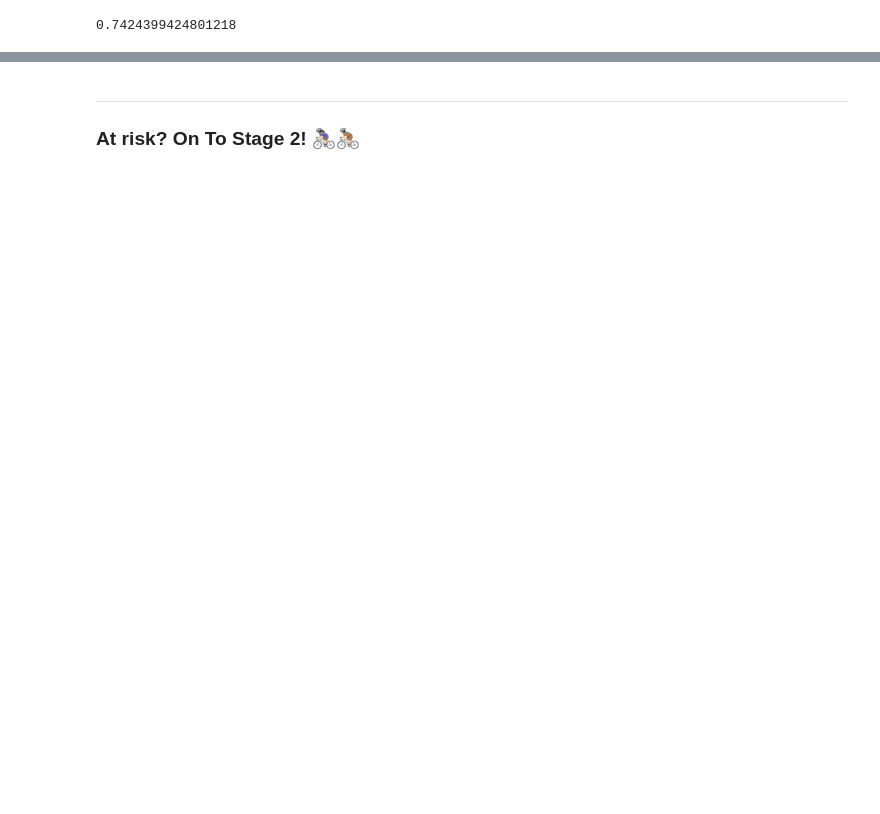
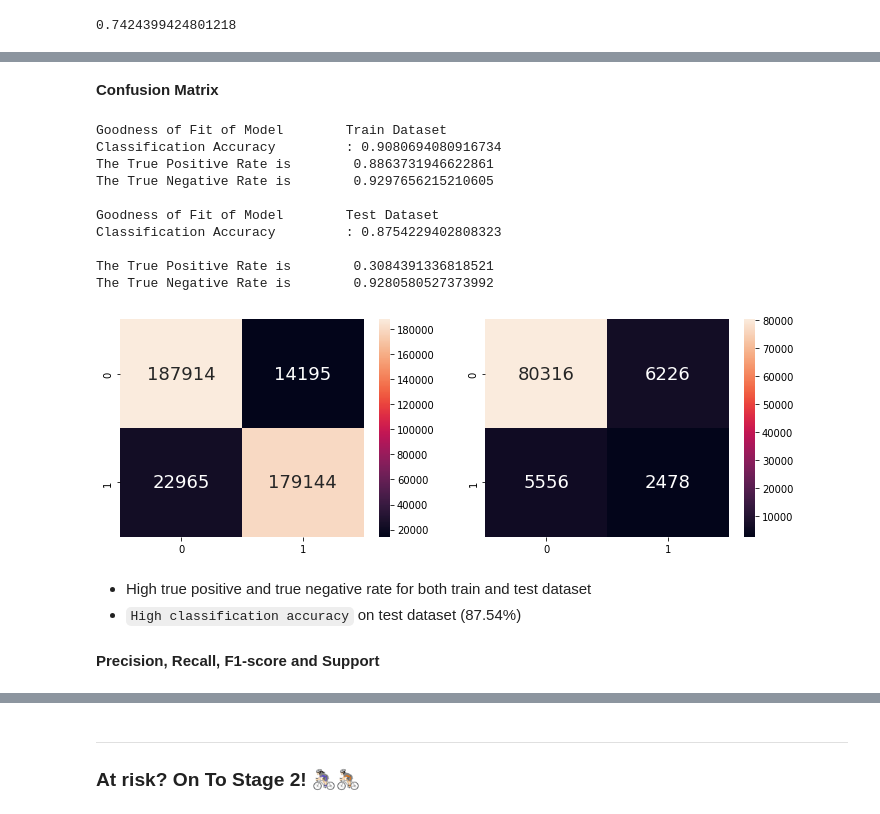
Before and after one commit to xJQx/bc2406-project, a Jupyter notebook: stage1-modelling.ipynb, the cells around one changed output, grey strips where cells are left out. Drawn from its saved outputs; the diff is of its cells as text; code cells hidden in the pictures; blank space fills up the shorter version.

```diff
--- a/stage1-modelling.ipynb
+++ b/stage1-modelling.ipynb
@@ -747,0 +853,3 @@ print(result)
+# %%
+gbc_m1 = GradientBoostingClassifier(n_estimators=100, learning_rate=1, max_features=2, max_depth=2, random_state=0)
+gbc_m1.fit(X_train_os, y_train_os.values.ravel())
@@ -747,0 +933,24 @@ print(result)
+# %% [markdown]
+**Confusion Matrix**
+# %%
+# Confusion Matrix
+y_train_os_pred = gbc_m1.predict(X_train_os)
+y_test_pred = gbc_m1.predict(X_test)
+printGBCConfusionMatrix(gbc_m1, y_train_os_pred, y_test_pred)
+# %% [output]
+Goodness of Fit of Model        Train Dataset
+Classification Accuracy         : 0.9080694080916734
+The True Positive Rate is        0.8863731946622861
+The True Negative Rate is        0.9297656215210605
+
+Goodness of Fit of Model        Test Dataset
+Classification Accuracy         : 0.8754229402808323
+
+The True Positive Rate is        0.3084391336818521
+The True Negative Rate is        0.9280580527373992
+[figure, added]
+# %% [markdown]
+- High true positive and true negative rate for both train and test dataset
+- `High classification accuracy` on test dataset (87.54%)
+# %% [markdown]
+**Precision, Recall, F1-score and Support**
```
Also changed, not shown: parts of 57 cells of this notebook, 2 other files.
